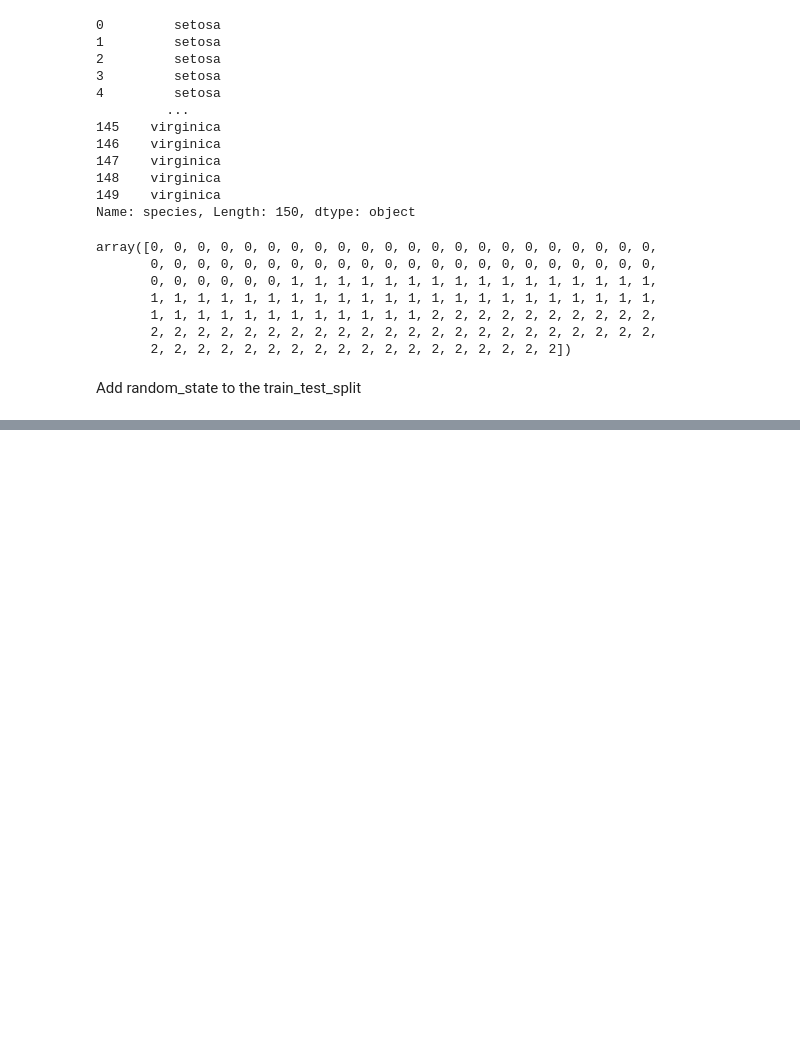
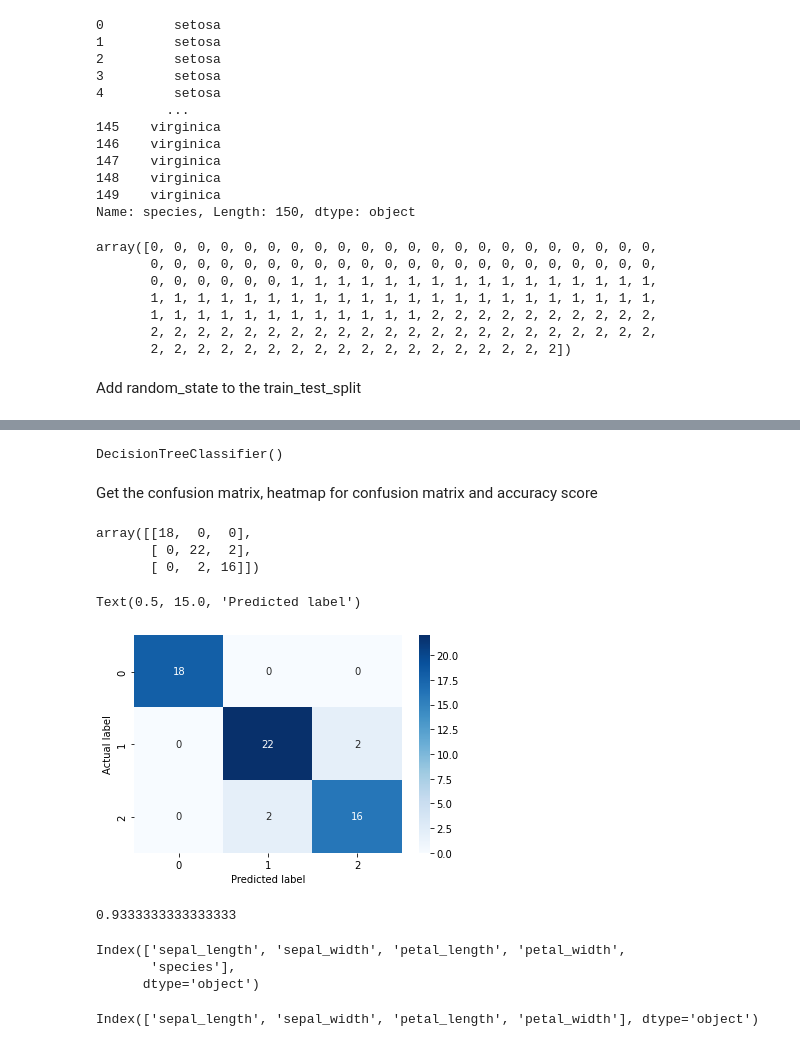
Before and after one commit to AnjulGupta12/Machine-Learning-Project, a Jupyter notebook: ML_project.ipynb, the cells around one changed output, grey strips where cells are left out. Cells and saved outputs as stored; diff of their text form; code cells hidden in the pictures; blank space fills up the shorter version.

```diff
--- a/ML_project.ipynb
+++ b/ML_project.ipynb
@@ -364,0 +402,37 @@ X_train, X_test, y_train, y_test = train_test_split(X, Y, test_size =0.2, random
+# %%
+dtree = DecisionTreeClassifier()
+dtree.fit(X_train, y_train)
+# https://scikit-learn.org/stable/modules/generated/sklearn.tree.DecisionTreeClassifier.html
+# %% [output]
+DecisionTreeClassifier()
+# %%
+y_pred2 = dtree.predict(X_test)
+# %% [markdown]
+Get the confusion matrix, heatmap for confusion matrix and accuracy score
+# %%
+confusion_matrix(y_test, y_pred2)
+# %% [output]
+array([[18,  0,  0],
+       [ 0, 22,  2],
+       [ 0,  2, 16]])
+# %%
+sns.heatmap(data=confusion_matrix(y_test, y_pred2), annot=True, cmap='Blues')
+plt.ylabel('Actual label')
+plt.xlabel('Predicted label')
+# %% [output]
+Text(0.5, 15.0, 'Predicted label')
+[figure, added]
+# %%
+accuracy_score(y_test, y_pred2)
+# %% [output]
+0.9333333333333333
+# %%
+iris.columns
+# %% [output]
+Index(['sepal_length', 'sepal_width', 'petal_length', 'petal_width',
+       'species'],
+      dtype='object')
+# %%
+iris.columns[:-1]
+# %% [output]
+Index(['sepal_length', 'sepal_width', 'petal_length', 'petal_width'], dtype='object')
```
Also changed, not shown: parts of 24 cells of this notebook.
